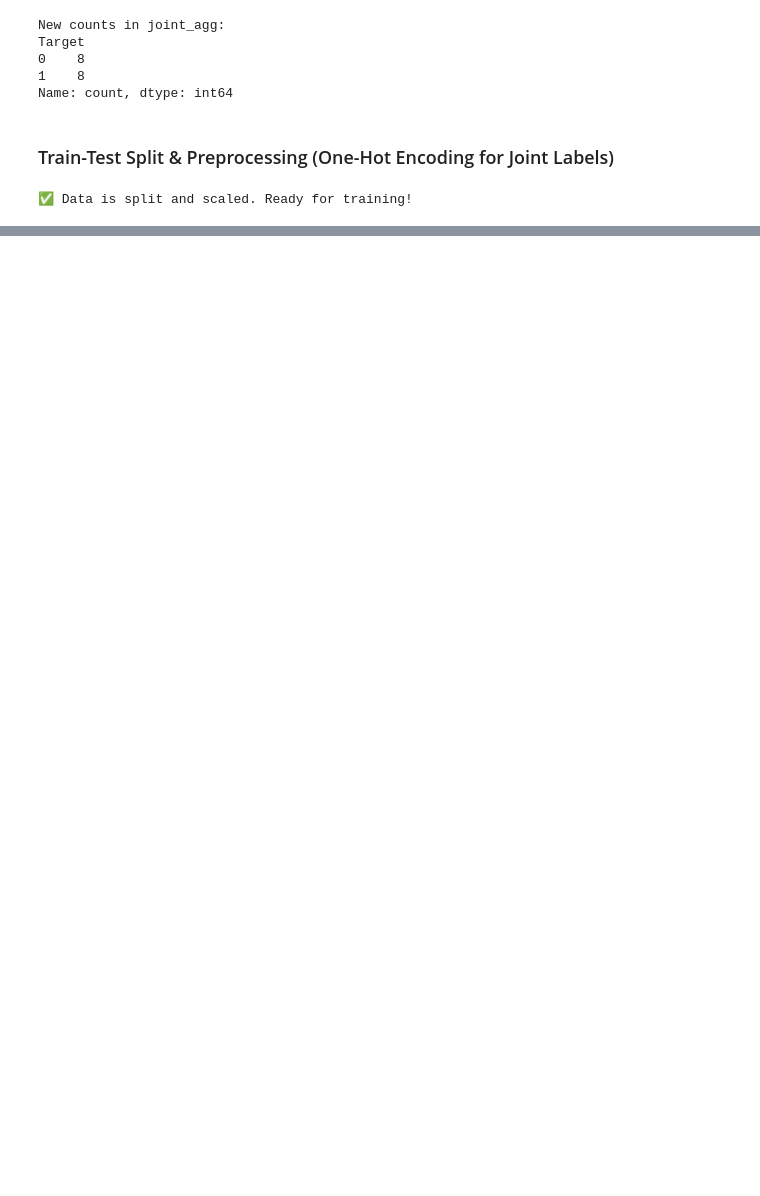
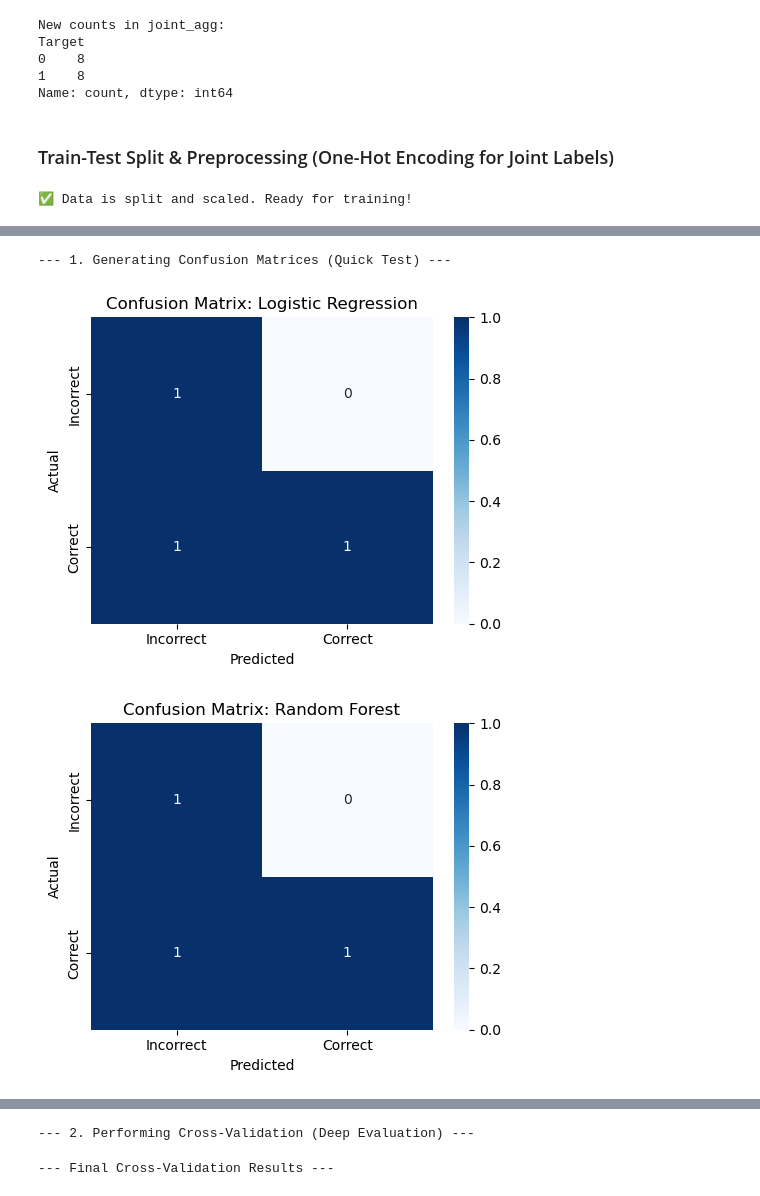
Before and after one commit to sohailamohamed15/Motion-Classification-Rehab, a Jupyter notebook: notebooks/mpudata.ipynb, the cells around one changed output, grey strips where cells are left out. Cells and saved outputs as stored; diff of their text form; code cells hidden in the pictures; blank space fills up the shorter version.

```diff
--- a/notebooks/mpudata.ipynb
+++ b/notebooks/mpudata.ipynb
@@ -24,7 +24,7 @@ from sklearn.metrics import accuracy_score, precision_score, recall_score, f1_sc
 
 > Load the MPU dataset and display basic information to understand the structure and data types, as well as summary statistics to get an overview of the data.
 # %%
-df = pd.read_excel("mpuData.xlsx")
+df = pd.read_excel("D:\الكليه\Project 3\Motion-Correctness-Classification\data\mpuData.xlsx")
 # %%
 df.head()
 # %% [output]
@@ -201,8 +201,7 @@ X = pd.concat([joint_agg.drop(['Movement_Name', 'Joint_Label', 'Target'], axis=1
 y = joint_agg['Target']
 
 # 2. Train-Test Split (Keep the distribution with Stratify)
-X_train, X_test, y_train, y_test = train_test_split(X, y, test_size=0.2, random_state=42, stratify=y)
-
+X_train, X_test, y_train, y_test = train_test_split(X, y, test_size=0.15, random_state=7, stratify=y)
 # 3. Scaling (Essential for Accuracy)
 scaler = StandardScaler()
 X_train_scaled = scaler.fit_transform(X_train)
@@ -274,0 +213,71 @@ print(f"\n⭐ Best Model Selected: {best_model_name}")
+# %%
+# 1. Initialize models with fixed parameters for compatibility
+from sklearn.model_selection import cross_validate
+
+
+models = {
+    "Logistic Regression": LogisticRegression(max_iter=1000, random_state=42),
+    "Random Forest": RandomForestClassifier(n_estimators=10, max_depth=3, random_state=42),
+    "AdaBoost": AdaBoostClassifier(n_estimators=100, random_state=42, algorithm='SAMME'),
+    "XGBoost": XGBClassifier(eval_metric='logloss', random_state=42)
+}
+
+# Lists to store metrics
+quick_results = []
+cv_results_list = []
+
+print("--- 1. Generating Confusion Matrices (Quick Test) ---")
+
+# 2. Training and Visualization Loop (Quick Evaluation)
+for name, model in models.items():
+    # Train the model on the training set
+    model.fit(X_train_scaled, y_train)
+
+    # Make predictions on the test set
+    y_pred = model.predict(X_test_scaled)
+
+    # Store quick metrics
+    metrics = {
+        "Model Name": name,
+        "Test Accuracy": accuracy_score(y_test, y_pred),
+        "F1-score": f1_score(y_test, y_pred, zero_division=0)
+    }
+    quick_results.append(metrics)
+
+    # Plot Confusion Matrix
+    plt.figure(figsize=(5, 4))
+    cm = confusion_matrix(y_test, y_pred)
+    sns.heatmap(cm, annot=True, fmt='d', cmap='Blues',
+                xticklabels=['Incorrect', 'Correct'],
+                yticklabels=['Incorrect', 'Correct'])
+    plt.title(f'Confusion Matrix: {name}')
+    plt.xlabel('Predicted')
+    plt.ylabel('Actual')
+    plt.tight_layout()
+    plt.show()
+
+print("\n--- 2. Performing Cross-Validation (Deep Evaluation) ---")
+
+# 3. Deep Evaluation using K-Fold Cross-Validation
+for name, model in models.items():
+    # cv=5 provides a reliable average across 5 different data splits
+    cv_output = cross_validate(model, X_train_scaled, y_train, cv=5,
+                                 scoring=['accuracy', 'f1', 'precision', 'recall'])
+
+    res = {
+        "Model Name": name,
+        "Avg Accuracy": cv_output['test_accuracy'].mean(),
+        "Avg Precision": cv_output['test_precision'].mean(),
+        "Avg Recall": cv_output['test_recall'].mean(),
+        "Avg F1-score": cv_output['test_f1'].mean()
+    }
+    cv_results_list.append(res)
+
+# 4. Display the Final Comparison Table
+cv_results_df = pd.DataFrame(cv_results_list)
+print("\n--- Final Cross-Validation Results ---")
+display(cv_results_df)
+# %% [output]
+--- 1. Generating Confusion Matrices (Quick Test) ---
+[figure, added]
+[figure, added]
@@ -274,0 +286,2 @@ print(f"\n⭐ Best Model Selected: {best_model_name}")
+--- 2. Performing Cross-Validation (Deep Evaluation) ---
+--- Final Cross-Validation Results ---
```
Also changed, not shown: parts of 6 cells of this notebook, 17 other files.
